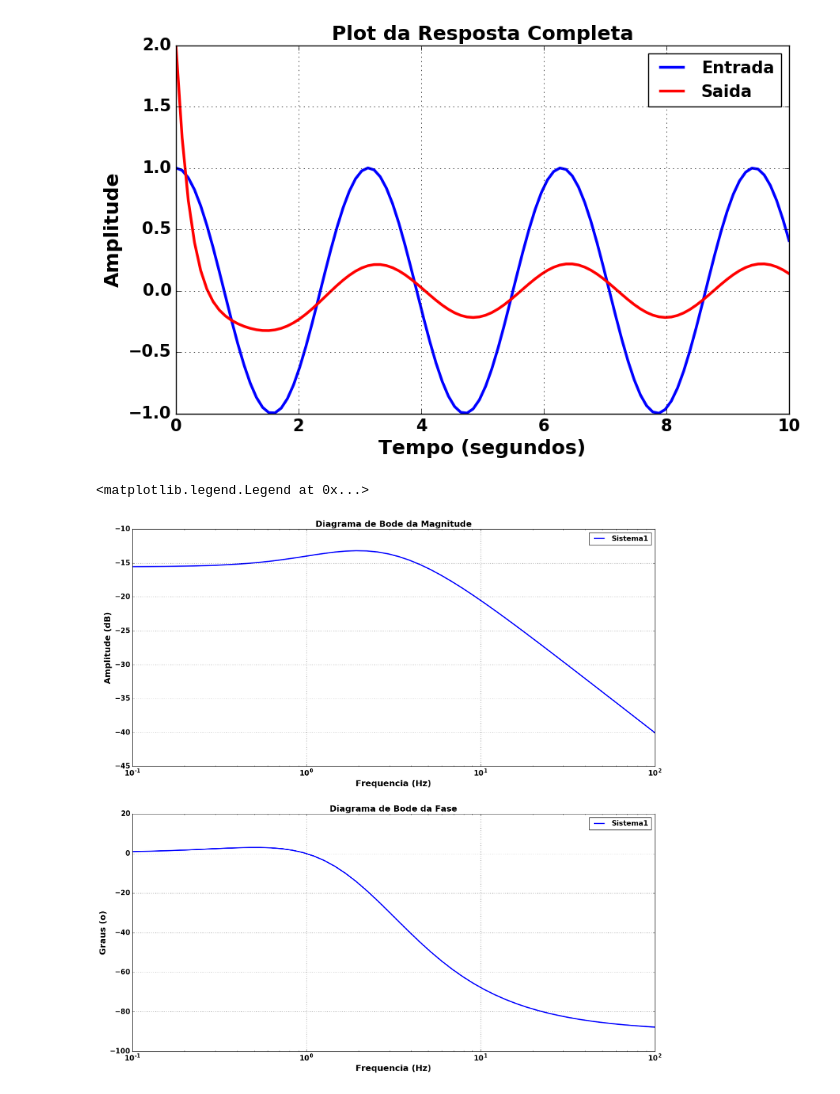
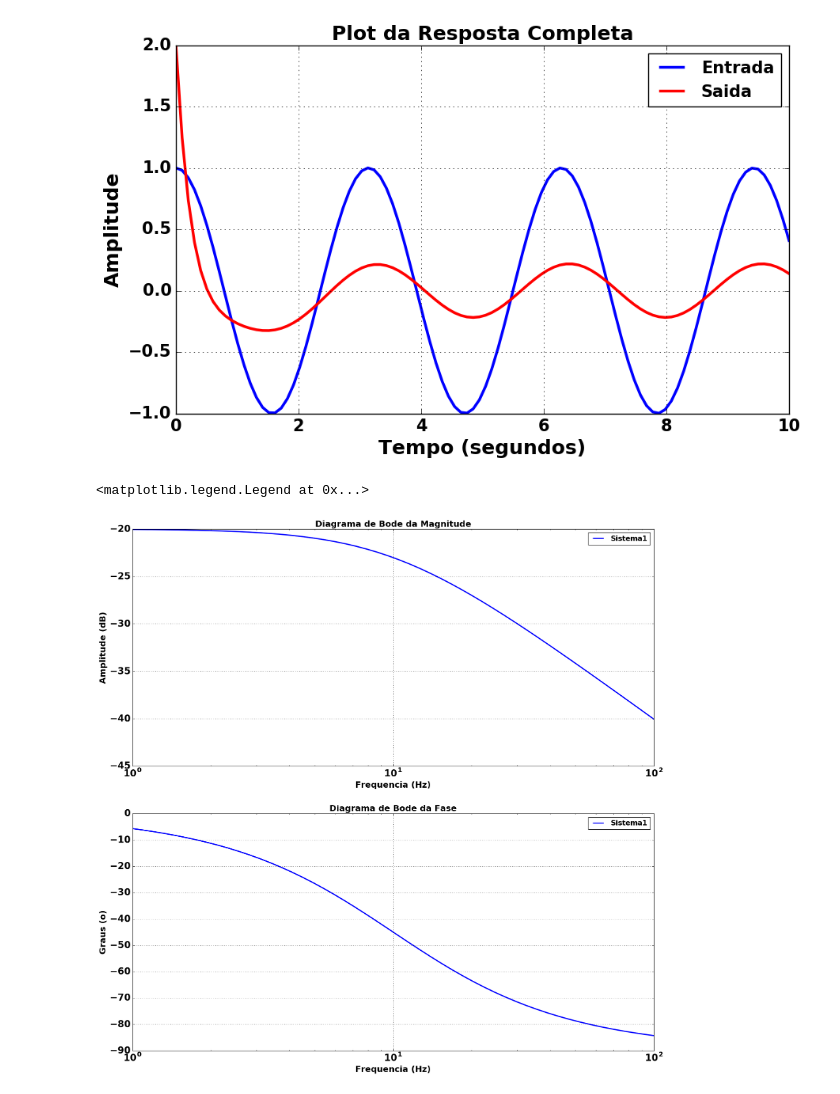
Before and after one commit to natmourajr/LinearSystemsExamples, a Jupyter notebook: Tutorials/SLTutorial.ipynb, the cells around one changed output. Drawn from its saved outputs; the diff is of its cells as text; code cells hidden in the pictures.

```diff
--- a/Tutorials/SLTutorial.ipynb
+++ b/Tutorials/SLTutorial.ipynb
@@ -14,7 +14,7 @@ import control
 # Definindo um sistema
 
 # control.tf([numerador,denominador])
-# Ex: H(s) = (s-1) /(s^2 + 5s + 6)
-sys1 = control.tf([1,1], [1, 5, 6])
+# Ex: H(s) = (s+1) /(s^2 + 5s + 6)
+sys1 = control.tf([1], [1,10])
 print sys1
 # %% [output]
@@ -223,38 +223,38 @@ mag, phase, omega = control.bode(sys1,dB=True)
 import matplotlib.pyplot as plt
 %matplotlib inline
 
-plt.rcParams['xtick.labelsize'] = 15
-plt.rcParams['ytick.labelsize'] = 15
+plt.rcParams['xtick.labelsize'] = 20
+plt.rcParams['ytick.labelsize'] = 20
 
 plt.rc('legend',**{'fontsize':15})
 plt.rc('font', weight='bold')
 
 fig, ax = plt.subplots(figsize=(20,20),nrows=2, ncols=1)
 
 ax[0].semilogx(omega, mag,
                color=[0,0,1],
                linewidth=2.5,
                linestyle='solid',
                label='Sistema1'
               )
 ax[0].grid(True)
 ax[0].set_xlabel("Frequencia (Hz)",fontsize=18,fontweight='bold')
 ax[0].set_ylabel("Amplitude (dB)",fontsize=18,fontweight='bold')
 ax[0].set_title("Diagrama de Bode da Magnitude",fontsize=18,fontweight='bold')
 ax[0].legend()
 
 
 ax[1].semilogx(omega, phase,
                color=[0,0,1],
                linewidth=2.5,
                linestyle='solid',
                label='Sistema1'
               )
 ax[1].grid(True)
 ax[1].set_xlabel("Frequencia (Hz)",fontsize=18,fontweight='bold')
 ax[1].set_ylabel('Graus (o)',fontsize=18,fontweight='bold')
 ax[1].set_title("Diagrama de Bode da Fase",fontsize=18,fontweight='bold')
 ax[1].legend()
 # %% [output]
 <matplotlib.legend.Legend at 0x...>
-[figure, old version]
+[figure, new version]
```
Also changed, not shown: parts of 6 cells of this notebook.
